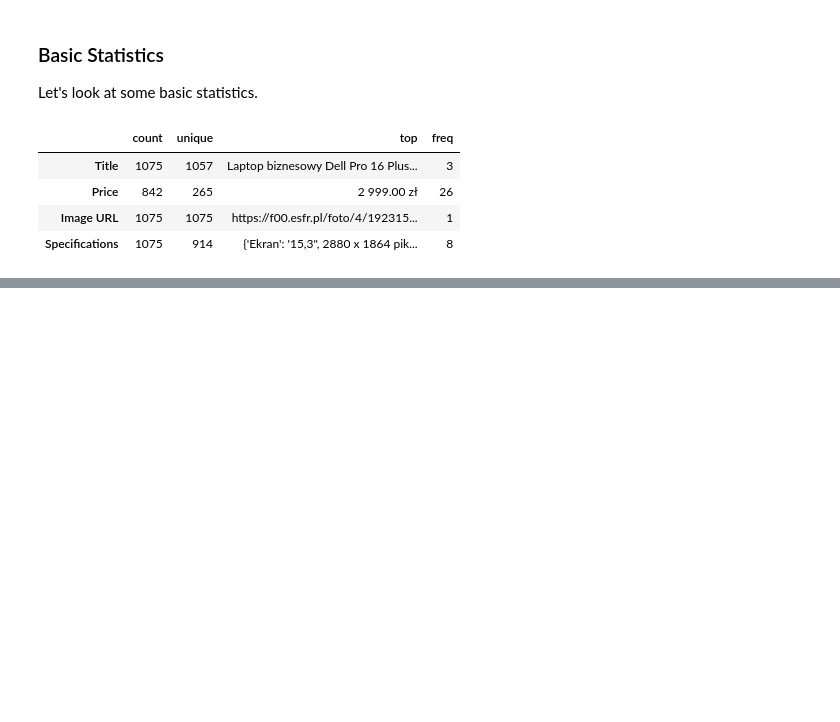
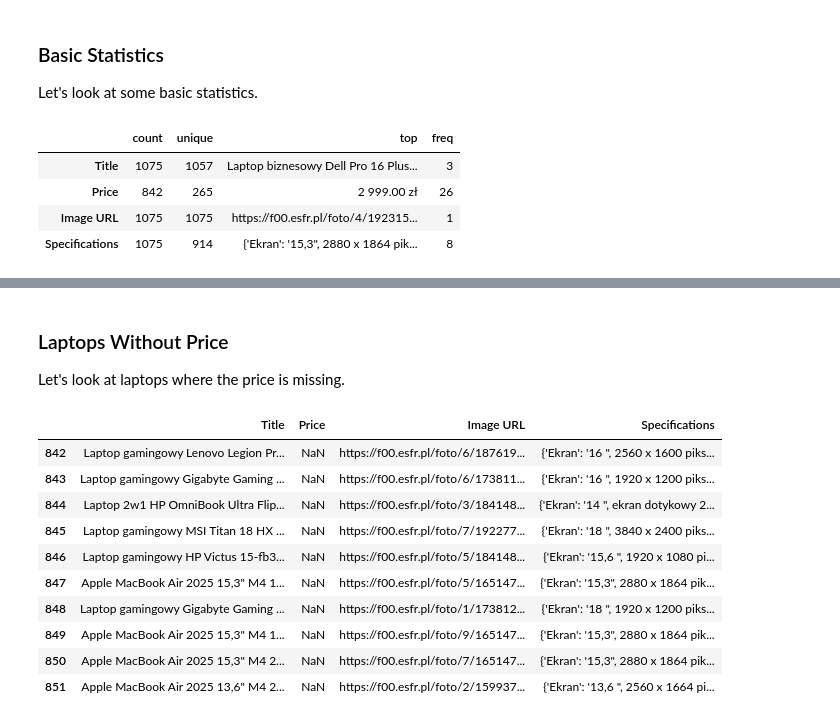
Before and after one commit to rishchuk/laptop-analysis, a Jupyter notebook: laptop_analysis.ipynb, the cells around one changed output, grey strips where cells are left out. Cells and saved outputs as stored; diff of their text form; code cells hidden in the pictures; blank space fills up the shorter version.

```diff
--- a/laptop_analysis.ipynb
+++ b/laptop_analysis.ipynb
@@ -91,0 +169,19 @@ df.describe(include="all").T
+# %% [markdown]
+### Laptops Without Price
+
+Let's look at laptops where the price is missing.
+# %%
+df_no_price = df[df['Price'].isna()]
+df_no_price.head(10)
+# %% [output]
+|  | Title | Price | Image URL | Specifications |
+| 842 | Laptop gamingowy Lenovo Legion Pr... | NaN | https://f00.esfr.pl/foto/6/187619... | {'Ekran': '16 ", 2560 x 1600 piks... |
+| 843 | Laptop gamingowy Gigabyte Gaming ... | NaN | https://f00.esfr.pl/foto/6/173811... | {'Ekran': '16 ", 1920 x 1200 piks... |
+| 844 | Laptop 2w1 HP OmniBook Ultra Flip... | NaN | https://f00.esfr.pl/foto/3/184148... | {'Ekran': '14 ", ekran dotykowy 2... |
+| 845 | Laptop gamingowy MSI Titan 18 HX ... | NaN | https://f00.esfr.pl/foto/7/192277... | {'Ekran': '18 ", 3840 x 2400 piks... |
+| 846 | Laptop gamingowy HP Victus 15-fb3... | NaN | https://f00.esfr.pl/foto/5/184148... | {'Ekran': '15,6 ", 1920 x 1080 pi... |
+| 847 | Apple MacBook Air 2025 15,3" M4 1... | NaN | https://f00.esfr.pl/foto/5/165147... | {'Ekran': '15,3", 2880 x 1864 pik... |
+| 848 | Laptop gamingowy Gigabyte Gaming ... | NaN | https://f00.esfr.pl/foto/1/173812... | {'Ekran': '18 ", 1920 x 1200 piks... |
+| 849 | Apple MacBook Air 2025 15,3" M4 1... | NaN | https://f00.esfr.pl/foto/9/165147... | {'Ekran': '15,3", 2880 x 1864 pik... |
+| 850 | Apple MacBook Air 2025 15,3" M4 2... | NaN | https://f00.esfr.pl/foto/7/165147... | {'Ekran': '15,3", 2880 x 1864 pik... |
+| 851 | Apple MacBook Air 2025 13,6" M4 2... | NaN | https://f00.esfr.pl/foto/2/159937... | {'Ekran': '13,6 ", 2560 x 1664 pi... |
```
Also changed, not shown: parts of 20 cells of this notebook.
